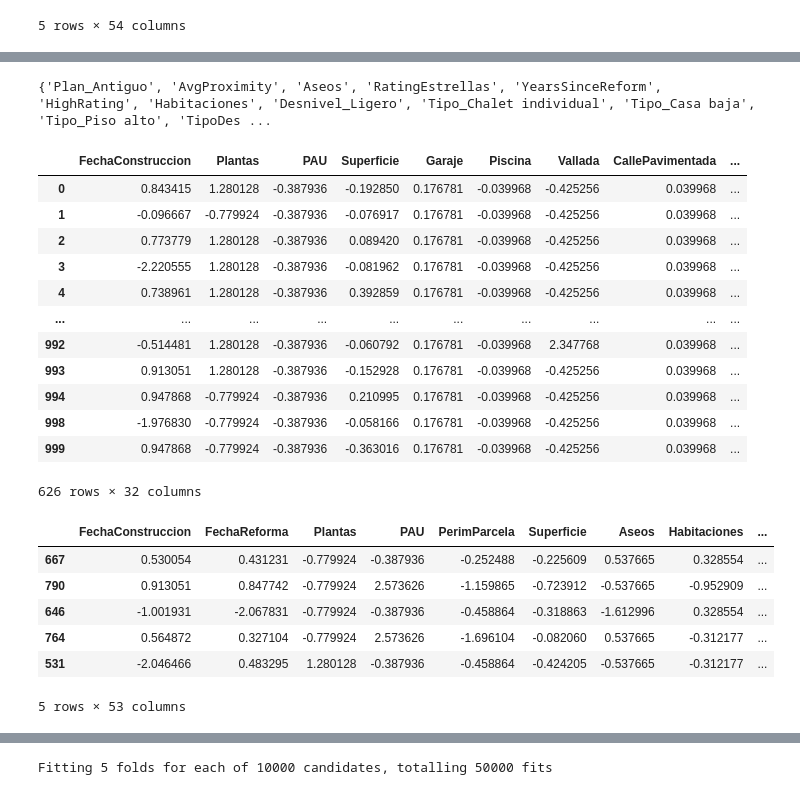
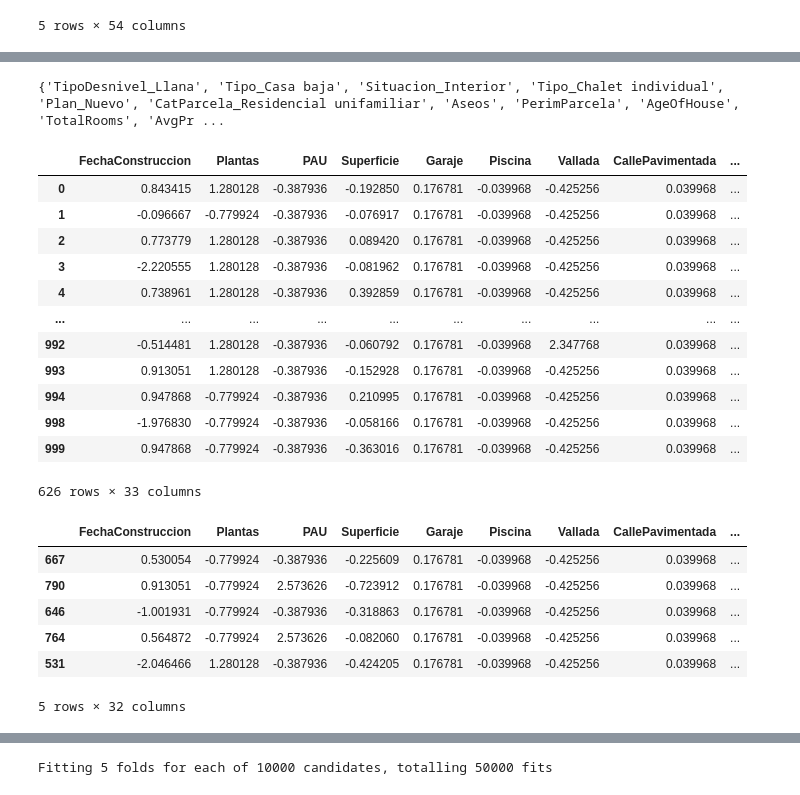
Before and after one commit to inogii/lacasademickeymouse, a Jupyter notebook: main.ipynb, the cells around one changed output, grey strips where cells are left out. Drawn from its saved outputs; the diff is of its cells as text; code cells hidden in the pictures.

```diff
--- a/main.ipynb
+++ b/main.ipynb
@@ -153,19 +154,19 @@ Situacion_Trasero                            -0.388876           1.000000
 corr = df.corr()
 umbral = 0.5
 # Encontrar características altamente correlacionadas
-caract_alta_correlación = set()
+caract_alta_correlacion = set()
 for i in range(len(corr.columns)):
     for j in range(i):
         if abs(corr.iloc[i, j]) > umbral:
             colname = corr.columns[i]
-            caract_alta_correlación.add(colname)
-
+            caract_alta_correlacion.add(colname)
+caract_alta_correlacion.remove('Precio')
 # Eliminar características altamente correlacionadas
-print(caract_alta_correlación)
-df_filtered = df.drop(caract_alta_correlación, axis=1)
-df_filtered
+print(caract_alta_correlacion)
+df = df.drop(caract_alta_correlacion, axis=1)
+df
 # %% [output]
-{'Plan_Antiguo', 'AvgProximity', 'Aseos', 'RatingEstrellas', 'YearsSinceReform', 'HighRating', 'Habitaciones', 'Desnivel_Ligero', 'Tipo_Chalet individual', 'Tipo_Casa baja', 'Tipo_Piso alto', 'TipoDes ...
+{'TipoDesnivel_Llana', 'Tipo_Casa baja', 'Situacion_Interior', 'Tipo_Chalet individual', 'Plan_Nuevo', 'CatParcela_Residencial unifamiliar', 'Aseos', 'PerimParcela', 'AgeOfHouse', 'TotalRooms', 'AvgPr ...
 |  | FechaConstruccion | Plantas | PAU | Superficie | Garaje | Piscina | Vallada | CallePavimentada | ... |
 | 0 | 0.843415 | 1.280128 | -0.387936 | -0.192850 | 0.176781 | -0.039968 | -0.425256 | 0.039968 | ... |
 | 1 | -0.096667 | -0.779924 | -0.387936 | -0.076917 | 0.176781 | -0.039968 | -0.425256 | 0.039968 | ... |
@@ -178,26 +179,30 @@ df_filtered
 | 994 | 0.947868 | -0.779924 | -0.387936 | 0.210995 | 0.176781 | -0.039968 | -0.425256 | 0.039968 | ... |
 | 998 | -1.976830 | -0.779924 | -0.387936 | -0.058166 | 0.176781 | -0.039968 | -0.425256 | 0.039968 | ... |
 | 999 | 0.947868 | -0.779924 | -0.387936 | -0.363016 | 0.176781 | -0.039968 | -0.425256 | 0.039968 | ... |
-626 rows × 32 columns
+626 rows × 33 columns
 # %%
 def x_y_split(df, target):
     return df.drop(target, axis=1), df[target]
 
 train_size = 0.8
 train = df.sample(frac=train_size, random_state=10)
 test = df.drop(train.index)
 
+kmeans = KMeans(n_clusters=3, random_state=42)
+train['Categoria'] = kmeans.fit_predict(train)
+train = pd.get_dummies(train, columns=['Categoria'], dtype=np.int64)
+
 X_train, y_train = x_y_split(train, 'Precio')
 X_test, y_test = x_y_split(test, 'Precio')
 X_train.head()
 # %% [output]
-|  | FechaConstruccion | FechaReforma | Plantas | PAU | PerimParcela | Superficie | Aseos | Habitaciones | ... |
-| 667 | 0.530054 | 0.431231 | -0.779924 | -0.387936 | -0.252488 | -0.225609 | 0.537665 | 0.328554 | ... |
-| 790 | 0.913051 | 0.847742 | -0.779924 | 2.573626 | -1.159865 | -0.723912 | -0.537665 | -0.952909 | ... |
-| 646 | -1.001931 | -2.067831 | -0.779924 | -0.387936 | -0.458864 | -0.318863 | -1.612996 | 0.328554 | ... |
-| 764 | 0.564872 | 0.327104 | -0.779924 | 2.573626 | -1.696104 | -0.082060 | 0.537665 | -0.312177 | ... |
-| 531 | -2.046466 | 0.483295 | 1.280128 | -0.387936 | -0.458864 | -0.424205 | -0.537665 | -0.312177 | ... |
+|  | FechaConstruccion | Plantas | PAU | Superficie | Garaje | Piscina | Vallada | CallePavimentada | ... |
+| 667 | 0.530054 | -0.779924 | -0.387936 | -0.225609 | 0.176781 | -0.039968 | -0.425256 | 0.039968 | ... |
+| 790 | 0.913051 | -0.779924 | 2.573626 | -0.723912 | 0.176781 | -0.039968 | -0.425256 | 0.039968 | ... |
+| 646 | -1.001931 | -0.779924 | -0.387936 | -0.318863 | 0.176781 | -0.039968 | -0.425256 | 0.039968 | ... |
+| 764 | 0.564872 | -0.779924 | 2.573626 | -0.082060 | 0.176781 | -0.039968 | -0.425256 | 0.039968 | ... |
+| 531 | -2.046466 | 1.280128 | -0.387936 | -0.424205 | 0.176781 | -0.039968 | -0.425256 | 0.039968 | ... |
-5 rows × 53 columns
+5 rows × 32 columns
 # %%
 def train_model(model, X_train, y_train):
     model.fit(X_train, y_train)
```
Also changed, not shown: parts of 5 cells of this notebook.
